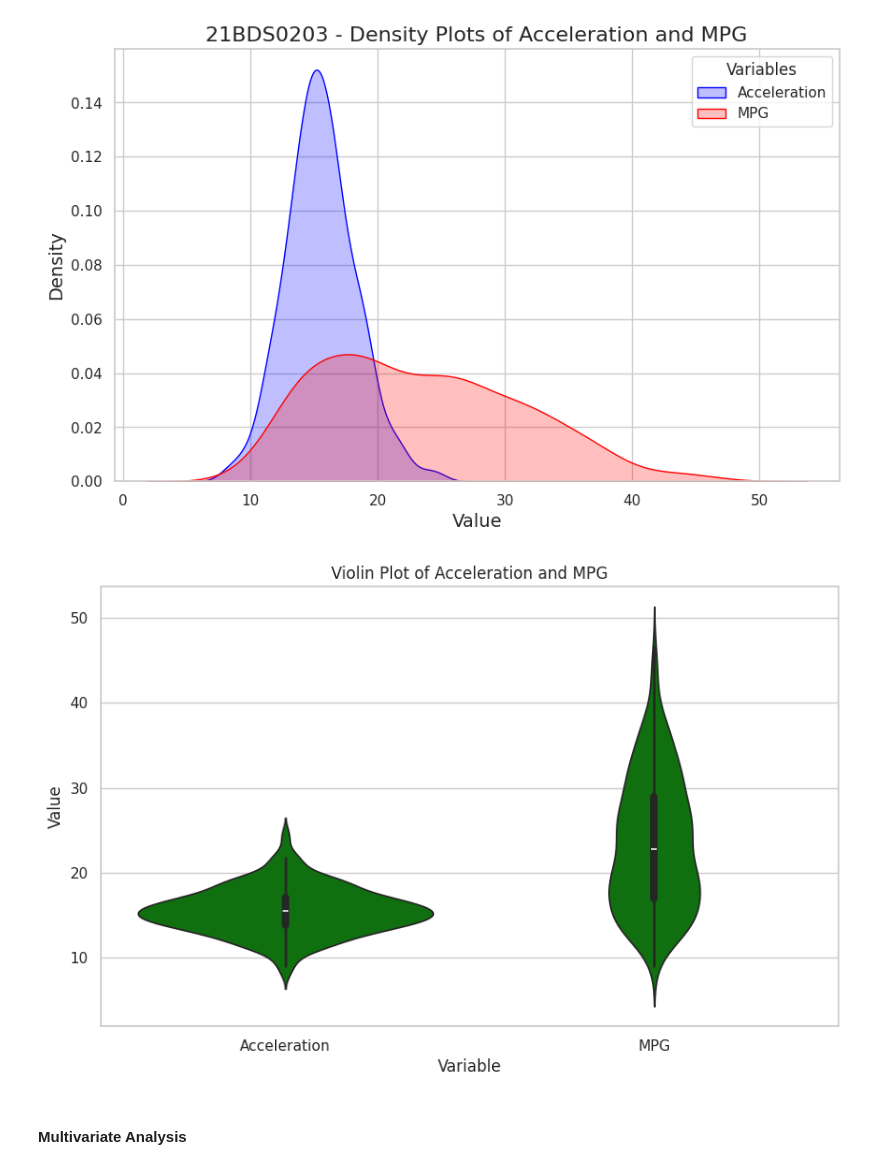
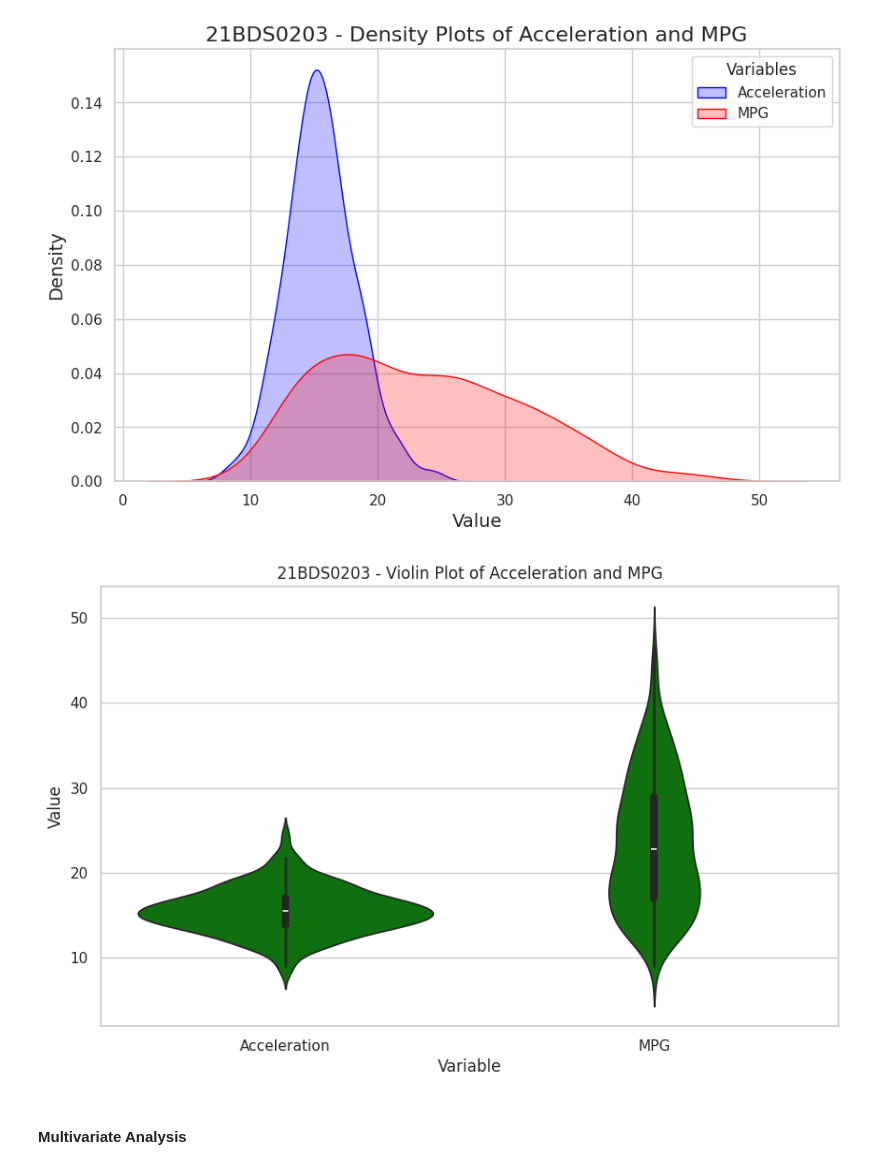
Before and after one commit to Aadit-17/Exploratory-Data-Analysis-Assignment, a Jupyter notebook: EDA_Assignment1.ipynb, the cells around one changed output. Saved outputs shown, nothing was run; the diff lists cells and outputs as text; code cells hidden in the pictures.

```diff
--- a/EDA_Assignment1.ipynb
+++ b/EDA_Assignment1.ipynb
@@ -150,17 +161,17 @@ plt.show()
 # %%
 # Violin Plot between Acceleration and mpg
 melted_df = auto_df[['acceleration', 'mpg']].melt(var_name='Variable', value_name='Value')
 plt.figure(figsize=(10, 6))
 sns.set(style="whitegrid")
 
 sns.violinplot(x='Variable', y='Value', data=melted_df, color='green')
-plt.title('Violin Plot of Acceleration and MPG')
+plt.title('21BDS0203 - Violin Plot of Acceleration and MPG')
 plt.xlabel('Variable')
 plt.ylabel('Value')
 plt.xticks(ticks=[0, 1], labels=['Acceleration', 'MPG'])
 plt.show()
 # %% [output]
-[figure, old version]
+[figure, new version]
 # %% [markdown]
 #### Multivariate Analysis
 # %%
```
Also changed, not shown: parts of 29 cells of this notebook.
